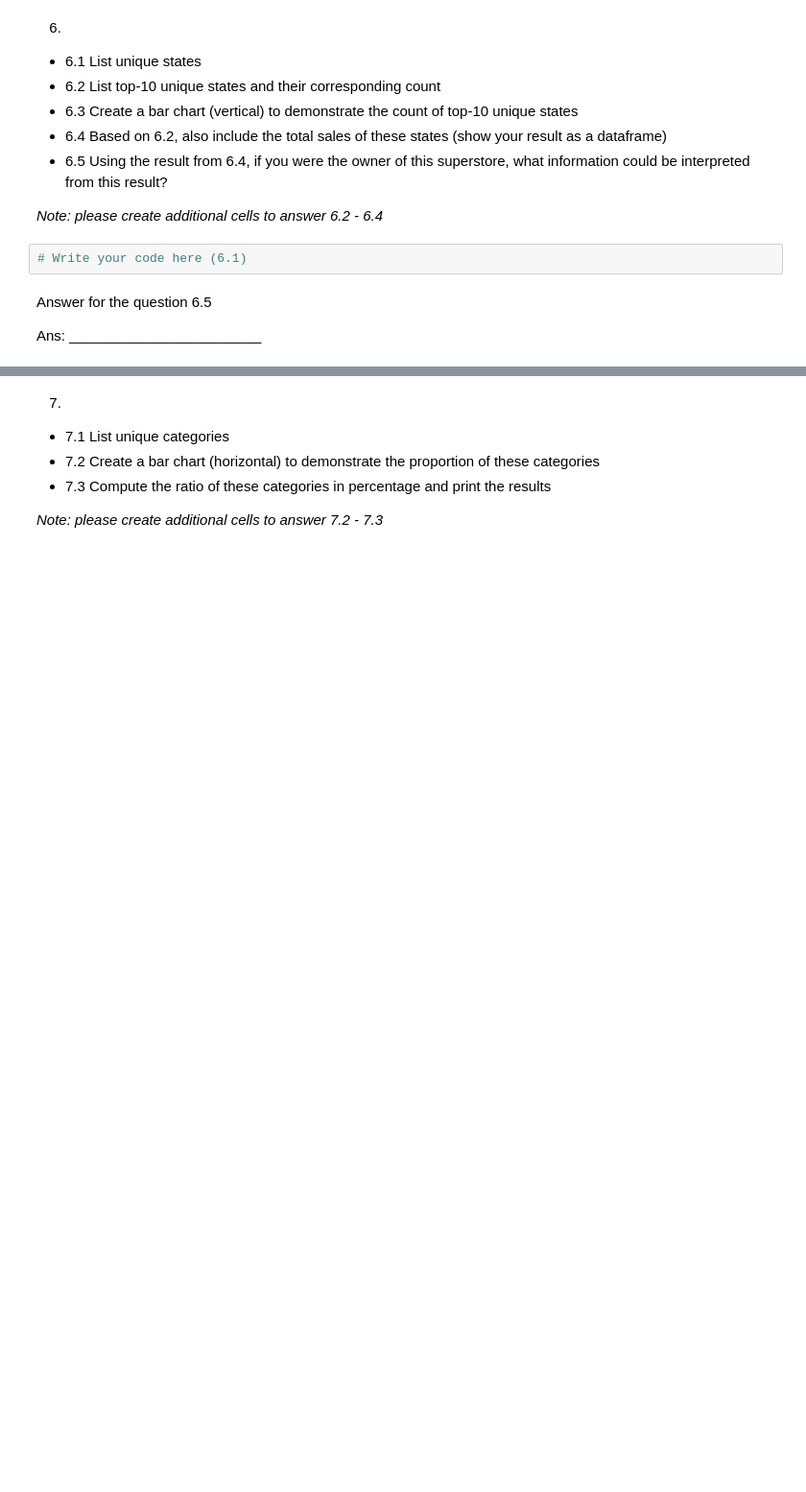
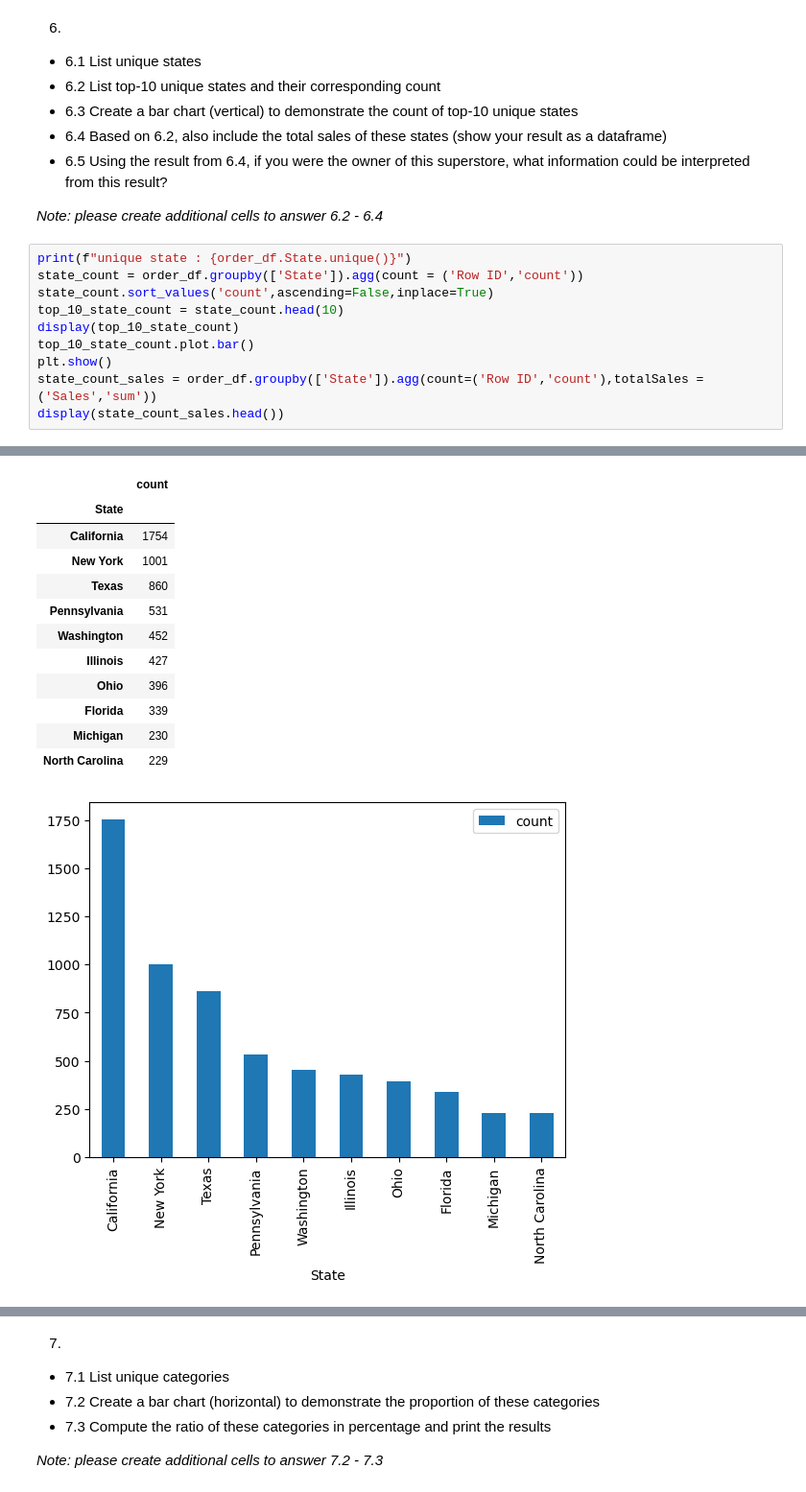
Before and after one commit to khemingkapat/cpe_code, a Jupyter notebook: data_models/visualization_and_eda/HW_4_Data_Visualization_EDA.ipynb, the cells around one changed output, grey strips where cells are left out. Shown: that part at 96% size. Saved outputs shown, nothing was run; the diff lists cells and outputs as text; blank space fills up the shorter version.

```diff
--- a/data_models/visualization_and_eda/HW_4_Data_Visualization_EDA.ipynb
+++ b/data_models/visualization_and_eda/HW_4_Data_Visualization_EDA.ipynb
@@ -76,9 +93,14 @@ Ans: ________________________
 - 6.5 Using the result from 6.4, if you were the owner of this superstore, what information could be interpreted from this result?
 
 *Note: please create additional cells to answer 6.2 - 6.4*
-# %%
-# Write your code here (6.1)
-# %% [markdown]
-Answer for the question 6.5
-
-Ans: ________________________
+# %%
+print(f"unique state : {order_df.State.unique()}")
+state_count = order_df.groupby(['State']).agg(count = ('Row ID','count'))
+state_count.sort_values('count',ascending=False,inplace=True)
+top_10_state_count = state_count.head(10)
+display(top_10_state_count)
+top_10_state_count.plot.bar()
+plt.show()
+state_count_sales = order_df.groupby(['State']).agg(count=('Row ID','count'),totalSales = ('Sales','sum'))
+display(state_count_sales.head())
+# %% [output]
@@ -84,0 +116,13 @@ Ans: ________________________
+|  | count |
+| State |  |
+| California | 1754 |
+| New York | 1001 |
+| Texas | 860 |
+| Pennsylvania | 531 |
+| Washington | 452 |
+| Illinois | 427 |
+| Ohio | 396 |
+| Florida | 339 |
+| Michigan | 230 |
+| North Carolina | 229 |
+[figure, added]
```
Also changed, not shown: parts of 15 cells of this notebook.
